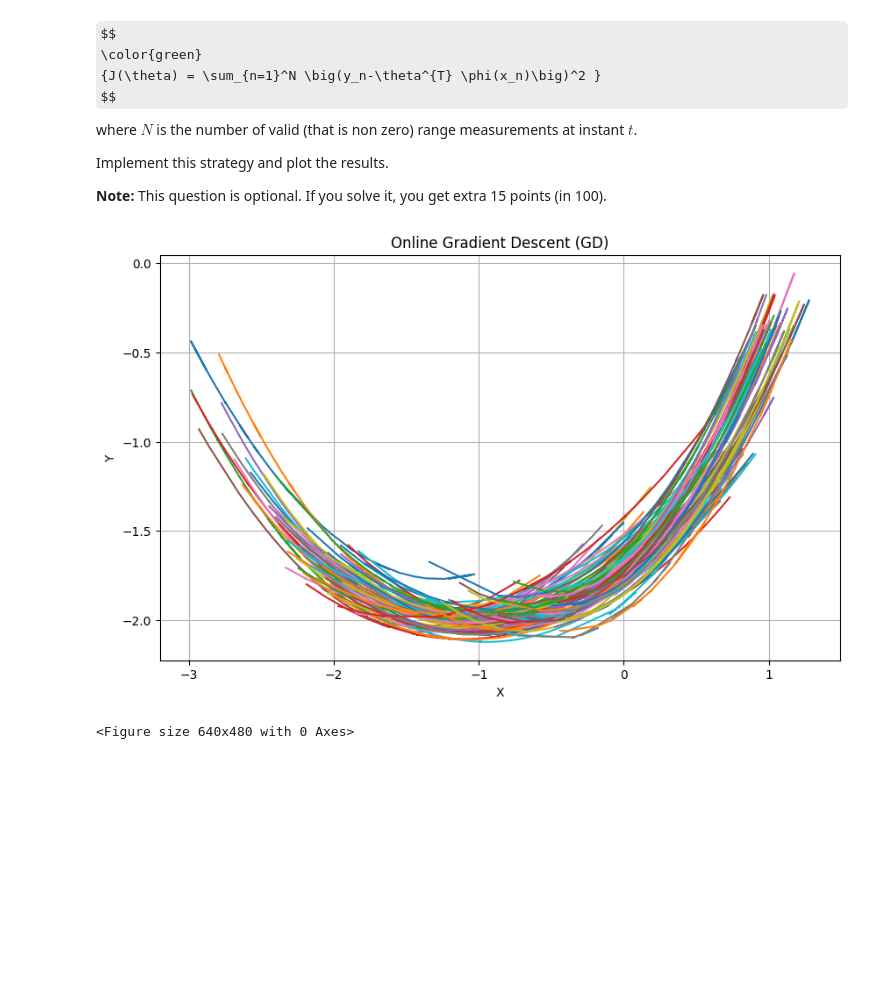
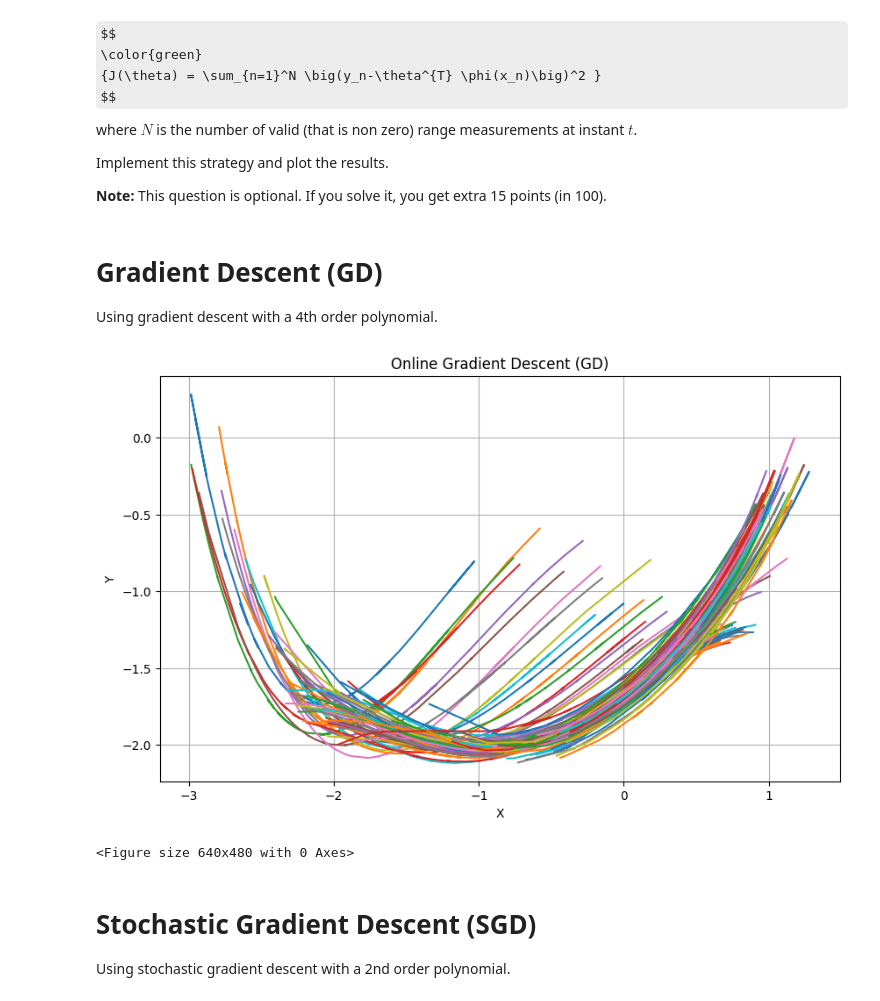
Before and after one commit to brumocas/ML_Projects, a Jupyter notebook: Proj1/ML_project1.ipynb, the cells around one changed output. Saved outputs shown, nothing was run; the diff lists cells and outputs as text; code cells hidden in the pictures; some formulas as TeX source; blank space fills up the shorter version.

```diff
--- a/Proj1/ML_project1.ipynb
+++ b/Proj1/ML_project1.ipynb
@@ -1063,18 +1063,25 @@ where $N$ is the number of valid (that is non zero) range measurements at instan
 Implement this strategy and plot the results.
 
 **Note:** This question is optional. If you solve it, you get extra 15 points (in 100).
+# %% [markdown]
+# Gradient Descent (GD)
+
+Using gradient descent with a 4th order polynomial.
 # %%
 import numpy as np
 import matplotlib.pyplot as plt
 
 # Gradient Descent (GD)
-def GD(X_train, Y_train, theta, lrate=0.01, epochs=400):
+def GD(X_train, Y_train, theta, lrate=0.0001, epochs=4000):
 
     # Create X matrix
     X_train = X_train.reshape(len(X_train), 1)
     X = np.ones((len(X_train), 1))
     X = np.concatenate((X, X_train), axis=1)
     X = np.concatenate((X, X_train**2), axis=1)
+    X = np.concatenate((X, X_train**3), axis=1)
+    X = np.concatenate((X, X_train**4), axis=1)
+
 
     # Create Y matrix
     Y = Y_train.reshape(len(Y_train), 1)
@@ -1104,35 +1111,41 @@ plt.figure(figsize=(10, 6))
 
 
 # Init theta values
 theta = np.array(([0.1, 0.1, 0.1]))
 theta = np.reshape(theta, (3, 1))
+theta = np.array(([0.1, 0.1, 0.1, 0.1, 0.1]))
+theta = np.reshape(theta, (5, 1))
 
 x_o_all, y_o_all = [], []
 max_range = 5
 # Iterate over LIDAR measurments in time
 for t in range(len(Lidar_range)):
     x_o, y_o = [], []
     for i, r in enumerate(Lidar_range[t]):
         beta = np.deg2rad(i - 179)
         if 0 < r < max_range:
             if remove_outliers(Lidar_range[t][i - 1], Lidar_range[t][i], Lidar_range[t][i + 1]):
                 x_o.append(x[t] + r * np.cos(beta))
                 y_o.append(y[t] + r * np.sin(beta))
     # Call GD with the entire lists for each time step
     if t % 5 == 0:
         y_predict, theta = GD(np.array(x_o), np.array(y_o), theta)
         plt.plot(x_o, y_predict, label=f't = {t/10}')
 
 plt.xlabel('X')
 plt.ylabel('Y')
 plt.title('Online Gradient Descent (GD)')
 plt.grid(True)
 #plt.legend()
 plt.show()
 plt.clf()
 # %% [output]
-[figure, old version]
+[figure, new version]
 <Figure size 640x480 with 0 Axes>
+# %% [markdown]
+# Stochastic Gradient Descent (SGD)
+
+Using stochastic gradient descent with a 2nd order polynomial.
 # %%
 # To complete
 
```
Also changed, not shown: parts of 2 cells of this notebook, 1 other file.
